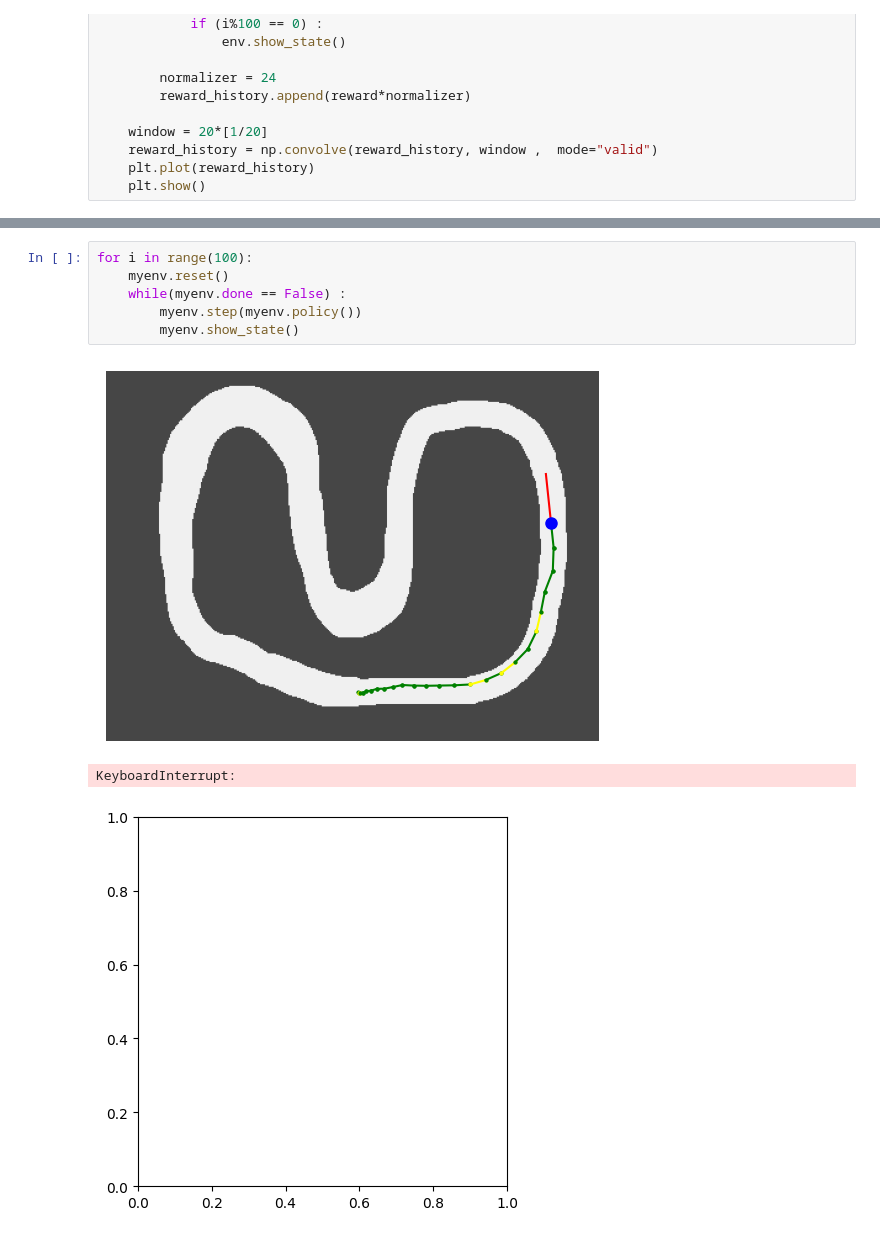
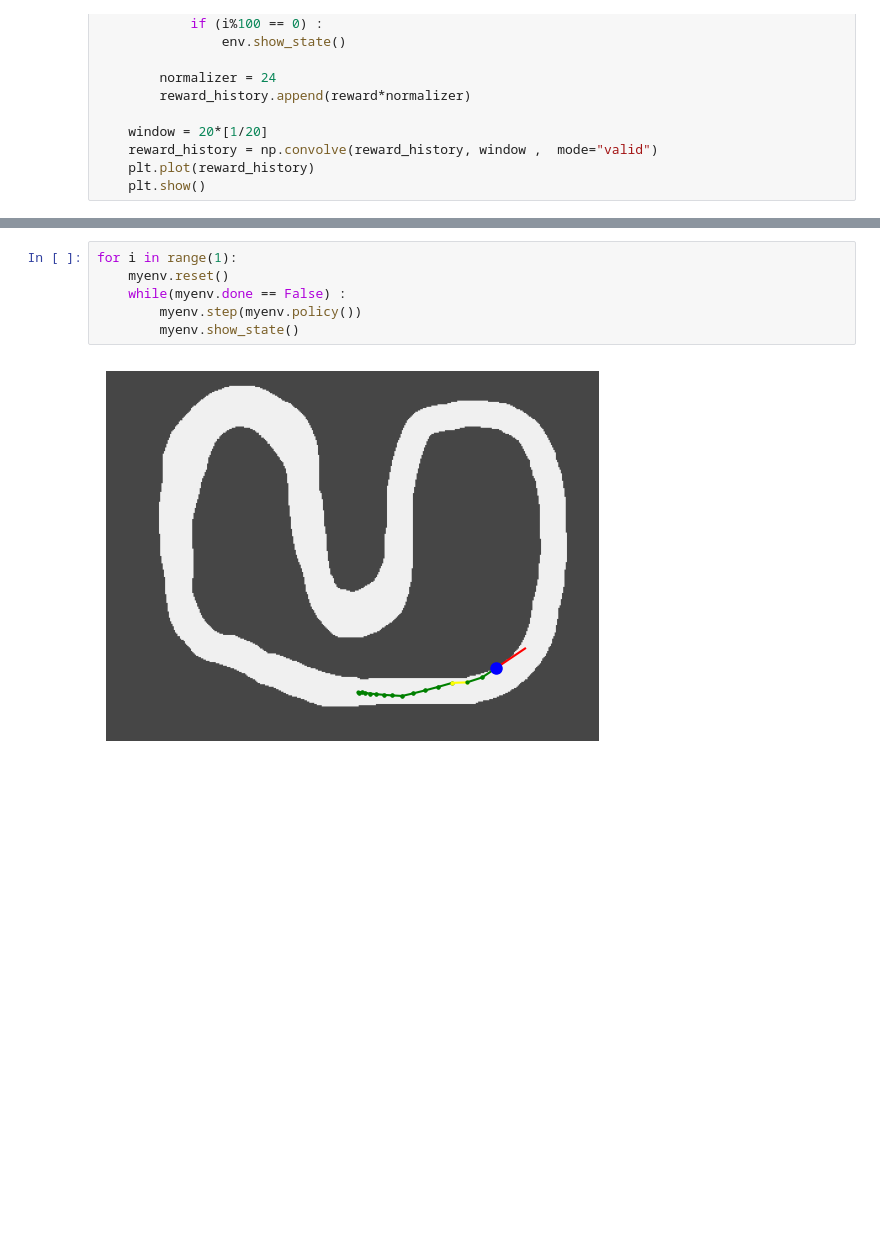
Before and after one commit to GeckSpy/EP-trajectory-optimisation, a Jupyter notebook: Environment/env_05.ipynb, the cells around one changed output, grey strips where cells are left out. Cells and saved outputs as stored; diff of their text form; blank space fills up the shorter version.

```diff
--- a/Environment/env_05.ipynb
+++ b/Environment/env_05.ipynb
@@ -764,10 +765,8 @@ training(myenv)
 # %%
-for i in range(100):
+for i in range(1):
     myenv.reset()
     while(myenv.done == False) :
         myenv.step(myenv.policy())
         myenv.show_state()
 # %% [output]
-[figure, old version]
+[figure, new version]
-KeyboardInterrupt:
-[figure, removed]
```
Also changed, not shown: parts of 1 cell of this notebook.
